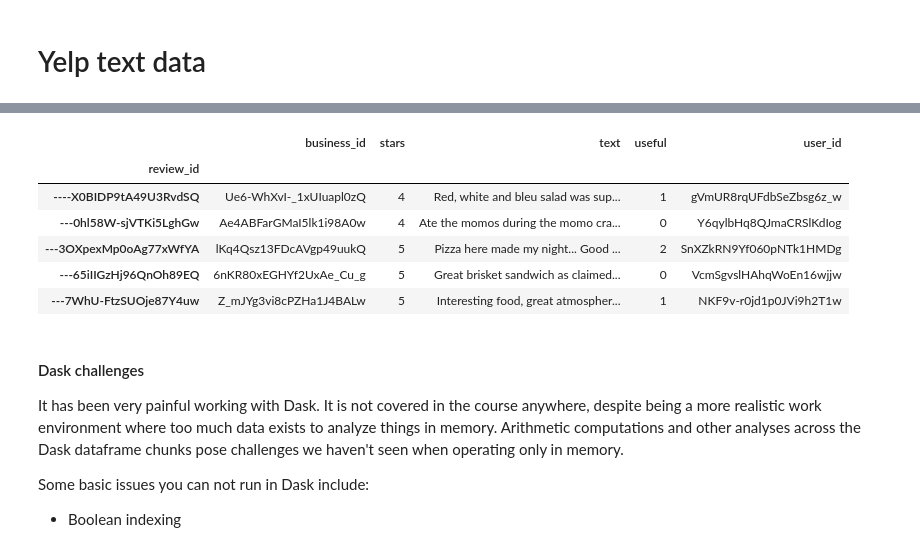
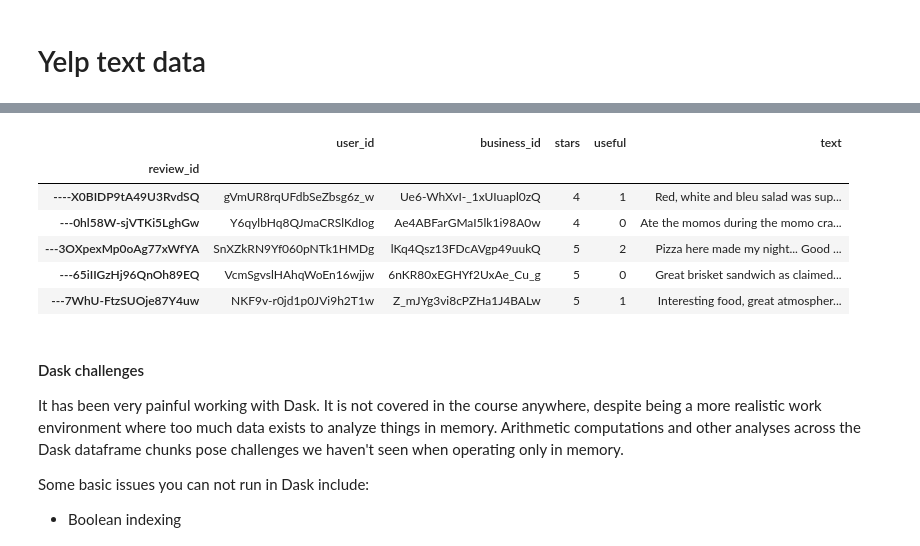
Before and after one commit to SeaPeaMurray/thinkful-apprenticeship, a Jupyter notebook: DS_bootcamp/8. Final_Capstone/Final_capstone_YelpChallenge_unix.ipynb, the cells around one changed output, grey strips where cells are left out. Saved outputs shown, nothing was run; the diff lists cells and outputs as text; code cells hidden in the pictures.

```diff
--- a/DS_bootcamp/8. Final_Capstone/Final_capstone_YelpChallenge_unix.ipynb
+++ b/DS_bootcamp/8. Final_Capstone/Final_capstone_YelpChallenge_unix.ipynb
@@ -28,24 +27,23 @@ Warning: Unnamed vectors -- this won't allow multiple vectors models to be loade
 # %%
 # usr = dd.read_json('G:/SharedSpace/_Large_datasets/Yelp/user.json', lines=True, blocksize=2**28)
 # biz = dd.read_json('E:/_Large_datasets/Yelp/business.json', lines=True)#, blocksize=2**28)
-# txt = rev.text.compute()
-# use = rev.useful.compute()
-# doc = list(nlp.pipe(rev.text.compute()))
-rev = dd.read_json('/media/seapea/Blade HDD/_Storage/Data/yelp_dataset/review.json',
+
+rev = dd.read_json('/run/media/seapea/HDD1TB_1/SharedSpace/_Large_datasets/Yelp/review.json',
                    lines=True, blocksize=2**22) # lower blocksize (i.e. 2*22) made this work in Linux
 rev = rev.drop(['funny', 'cool', 'date'], axis=1)
 rev = rev.drop_duplicates(subset='text')
 rev = rev.set_index('review_id')
 rev.head()
+
 # rev.to_parquet('/run/media/seapea/Blade HDD/_Storage/Data/yelp_dataset/parquet/')
 # %% [output]
-|  | business_id | stars | text | useful | user_id |
+|  | user_id | business_id | stars | useful | text |
 | review_id |  |  |  |  |  |
-| ----X0BIDP9tA49U3RvdSQ | Ue6-WhXvI-_1xUIuapl0zQ | 4 | Red, white and bleu salad was sup... | 1 | gVmUR8rqUFdbSeZbsg6z_w |
-| ---0hl58W-sjVTKi5LghGw | Ae4ABFarGMaI5lk1i98A0w | 4 | Ate the momos during the momo cra... | 0 | Y6qylbHq8QJmaCRSlKdIog |
-| ---3OXpexMp0oAg77xWfYA | lKq4Qsz13FDcAVgp49uukQ | 5 | Pizza here made my night... Good ... | 2 | SnXZkRN9Yf060pNTk1HMDg |
-| ---65iIIGzHj96QnOh89EQ | 6nKR80xEGHYf2UxAe_Cu_g | 5 | Great brisket sandwich as claimed... | 0 | VcmSgvslHAhqWoEn16wjjw |
-| ---7WhU-FtzSUOje87Y4uw | Z_mJYg3vi8cPZHa1J4BALw | 5 | Interesting food, great atmospher... | 1 | NKF9v-r0jd1p0JVi9h2T1w |
+| ----X0BIDP9tA49U3RvdSQ | gVmUR8rqUFdbSeZbsg6z_w | Ue6-WhXvI-_1xUIuapl0zQ | 4 | 1 | Red, white and bleu salad was sup... |
+| ---0hl58W-sjVTKi5LghGw | Y6qylbHq8QJmaCRSlKdIog | Ae4ABFarGMaI5lk1i98A0w | 4 | 0 | Ate the momos during the momo cra... |
+| ---3OXpexMp0oAg77xWfYA | SnXZkRN9Yf060pNTk1HMDg | lKq4Qsz13FDcAVgp49uukQ | 5 | 2 | Pizza here made my night... Good ... |
+| ---65iIIGzHj96QnOh89EQ | VcmSgvslHAhqWoEn16wjjw | 6nKR80xEGHYf2UxAe_Cu_g | 5 | 0 | Great brisket sandwich as claimed... |
+| ---7WhU-FtzSUOje87Y4uw | NKF9v-r0jd1p0JVi9h2T1w | Z_mJYg3vi8cPZHa1J4BALw | 5 | 1 | Interesting food, great atmospher... |
 # %% [markdown]
 #### Dask challenges
 It has been very painful working with Dask. It is not covered in the course anywhere, despite being a more realistic work environment where too much data exists to analyze things in memory. Arithmetic computations and other analyses across the Dask dataframe chunks pose challenges we haven't seen when operating only in memory.
```
Also changed, not shown: parts of 6 cells of this notebook.
